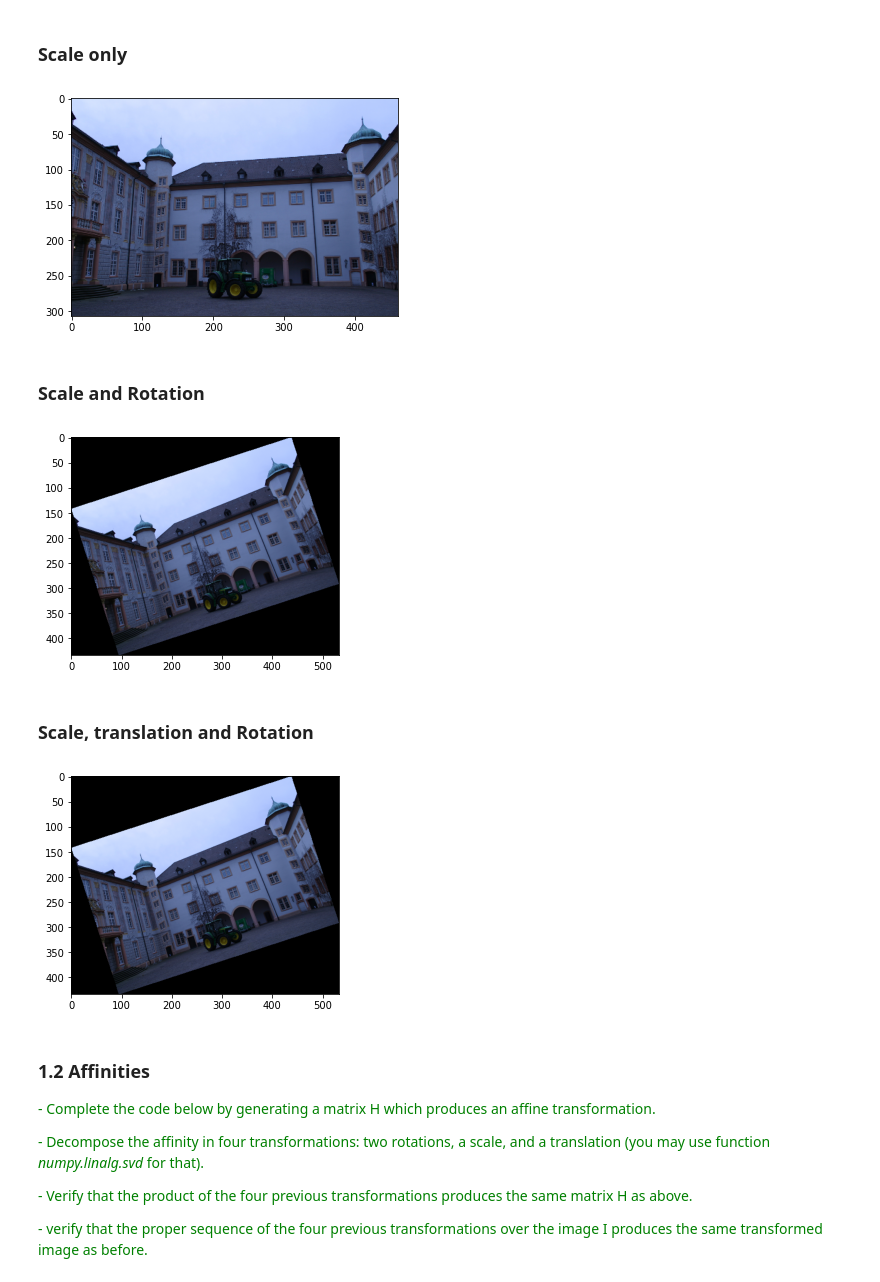
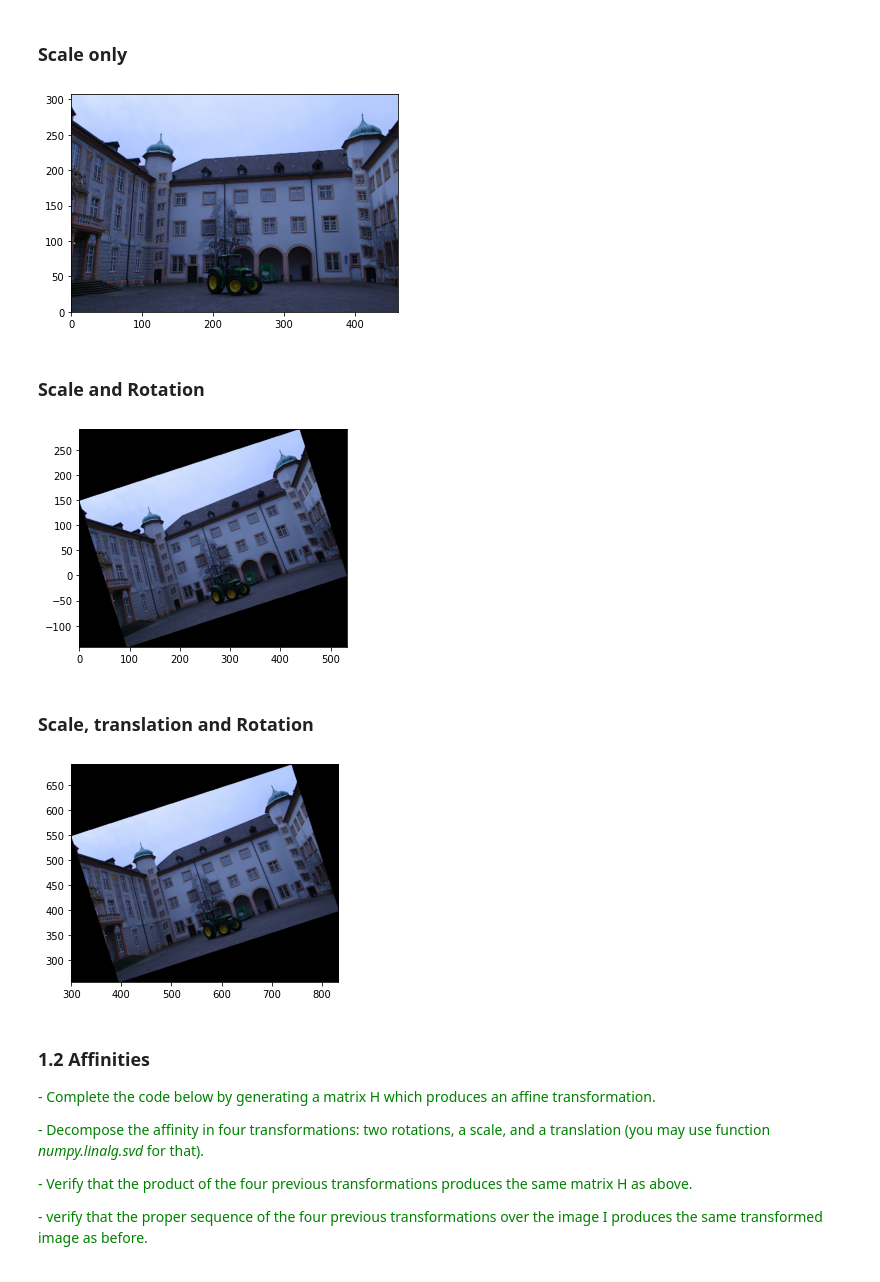
Before and after one commit to brugues/MCV-M4, a Jupyter notebook: lab1/lab1.ipynb, the cells around one changed output. Drawn from its saved outputs; the diff is of its cells as text; code cells hidden in the pictures.

Commit message:
Modify plot function to show correct axis

```diff
--- a/lab1/lab1.ipynb
+++ b/lab1/lab1.ipynb
@@ -82,7 +82,7 @@ def apply_H(I, H):
     for i in range(n_channels):
         out[:, :, i] = map_coordinates(I[:,:,i],[y_coords, x_coords], mode='constant')
 
-    return out
+    return out, [x_min, x_max, y_min, y_max]
 # %% [markdown]
 ### **1.1 Similarities**
 
@@ -98,44 +98,44 @@ I = Image.open(img_path)
 plot_img(I)
 
 # Only Scale
-theta = 0; # Random angle
+theta = 0 # Random angle
 R = [[np.cos(theta), -np.sin(theta)], [np.sin(theta), np.cos(theta)]] #Rotation matrix (https://en.wikipedia.org/wiki/Rotation_matrix)
 s = 0.5 # Scaling factor
 t = [0, 0] # Translation Vector (random values)
-I_scale = apply_H(np.array(I), _create_H(R, s, t))
+I_scale, axis_scale = apply_H(np.array(I), _create_H(R, s, t))
 I_scale = Image.fromarray(I_scale.astype(np.uint8)) #to convert from array to image
 
 # Scale and rotation
 s = 0.5
 theta = 0.1*np.pi
 R = [[np.cos(theta), -np.sin(theta)], [np.sin(theta), np.cos(theta)]] #Rotation matrix (https://en.wikipedia.org/wiki/Rotation_matrix)
-I_scale_rotation = apply_H(np.array(I), _create_H(R, s, t))
+I_scale_rotation, axis_scale_rotation = apply_H(np.array(I), _create_H(R, s, t))
 I_scale_rotation = Image.fromarray(I_scale_rotation.astype(np.uint8)) #to convert from array to image
 
 # Scale, rotation and translation
-t = [20, 30]
-I_scale_translation_rotation = apply_H(np.array(I), _create_H(R, s, t))
+t = [400, 300]
+I_scale_translation_rotation, axis_scale_rotation_translation = apply_H(np.array(I), _create_H(R, s, t))
 I_scale_translation_rotation = Image.fromarray(I_scale_translation_rotation.astype(np.uint8)) #to convert from array to image
 # %% [output]
 [figure]
 # %% [markdown]
 ### Scale only
 # %%
-plot_img(I_scale)
+plot_img(I_scale, axis=axis_scale)
 # %% [output]
-[figure, old version]
+[figure, new version]
 # %% [markdown]
 ### Scale and Rotation
 # %%
-plot_img(I_scale_rotation)
+plot_img(I_scale_rotation, axis=axis_scale_rotation)
 # %% [output]
-[figure, old version]
+[figure, new version]
 # %% [markdown]
 ### Scale, translation and Rotation
 # %%
-plot_img(I_scale_translation_rotation)
+plot_img(I_scale_translation_rotation, axis=axis_scale_rotation_translation)
 # %% [output]
-[figure, old version]
+[figure, new version]
 # %% [markdown]
 ### **1.2 Affinities**
 
```
Also changed, not shown: 1 other file.
